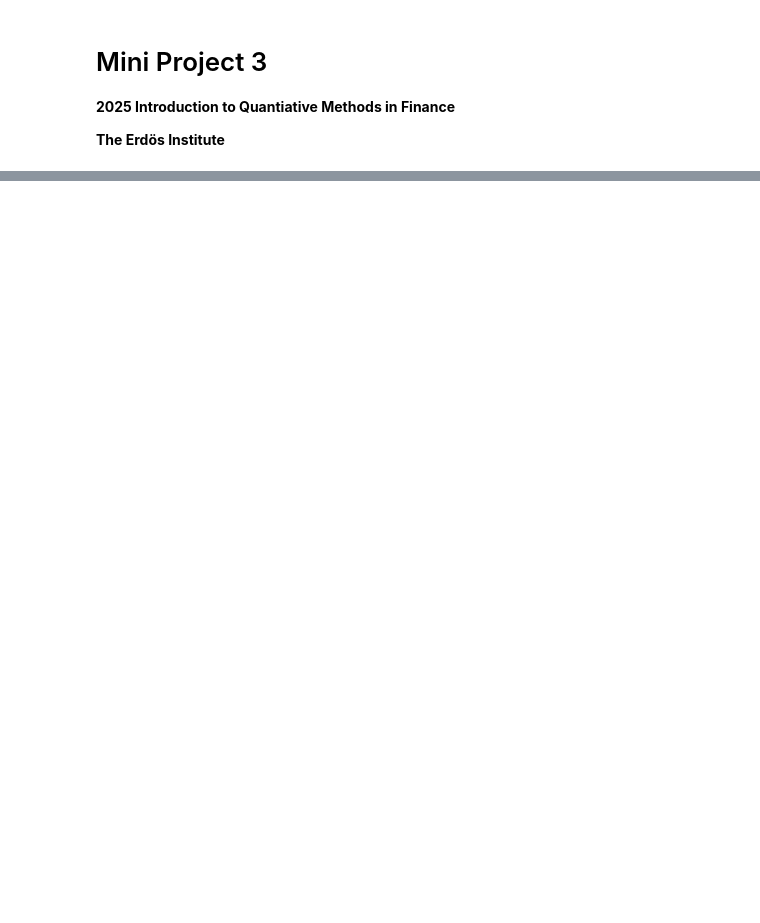
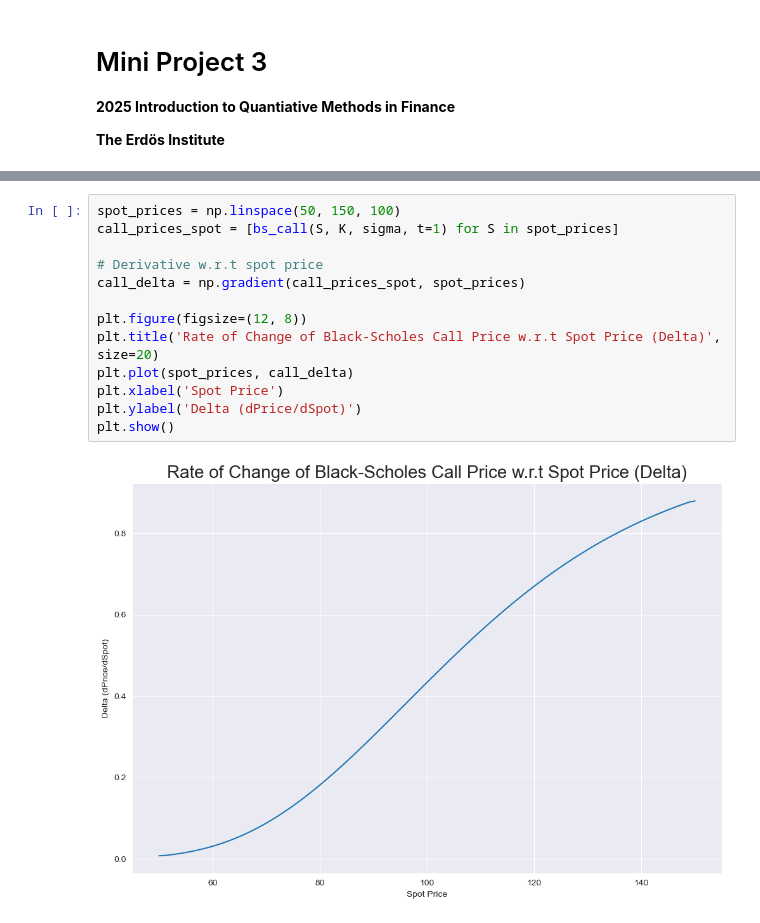
Before and after one commit to tzjsw/Erdos-summer-2025-quant-finance, a Jupyter notebook: Mini Project 3.ipynb, the cells around one changed output, grey strips where cells are left out. Cells and saved outputs as stored; diff of their text form; blank space fills up the shorter version.

```diff
--- a/Mini Project 3.ipynb
+++ b/Mini Project 3.ipynb
@@ -93,0 +108,15 @@ plt.show()
+# %%
+spot_prices = np.linspace(50, 150, 100)
+call_prices_spot = [bs_call(S, K, sigma, t=1) for S in spot_prices]
+
+# Derivative w.r.t spot price
+call_delta = np.gradient(call_prices_spot, spot_prices)
+
+plt.figure(figsize=(12, 8))
+plt.title('Rate of Change of Black-Scholes Call Price w.r.t Spot Price (Delta)', size=20)
+plt.plot(spot_prices, call_delta)
+plt.xlabel('Spot Price')
+plt.ylabel('Delta (dPrice/dSpot)')
+plt.show()
+# %% [output]
+[figure, added]
```
Also changed, not shown: parts of 7 cells of this notebook, 5 other files.
